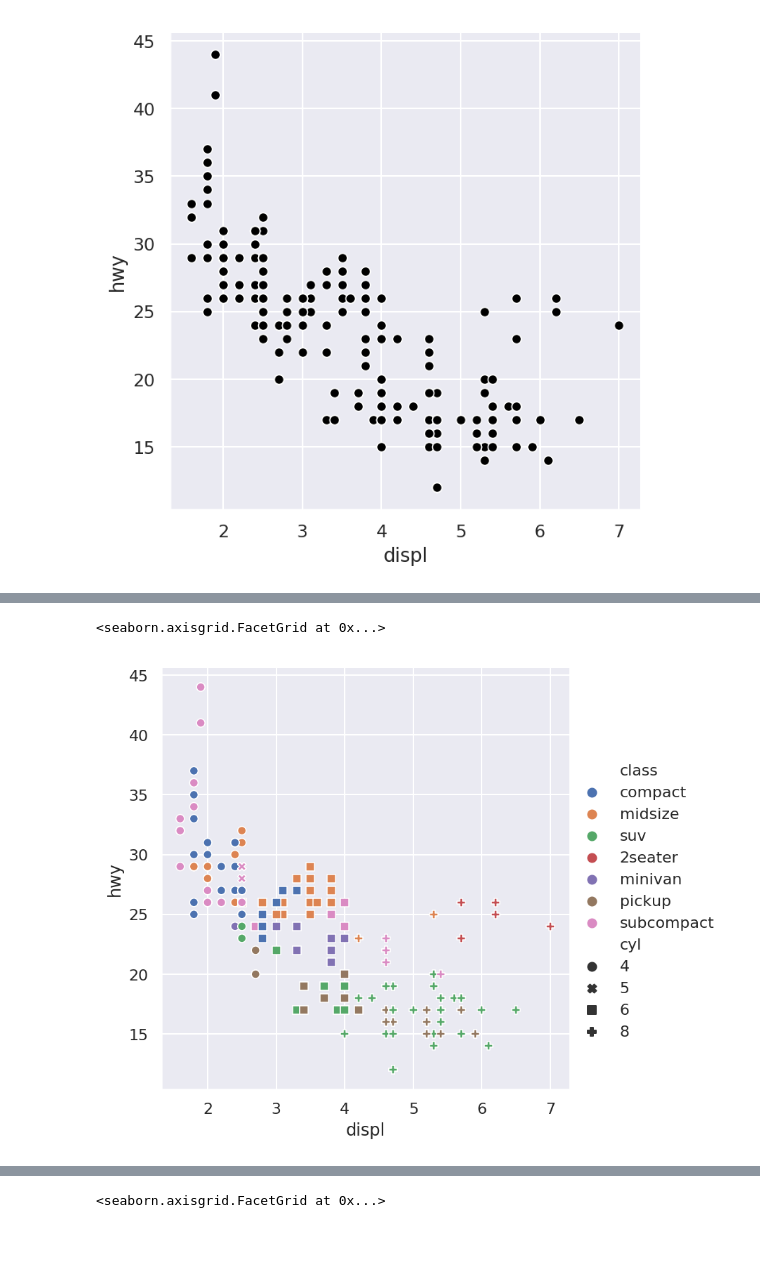
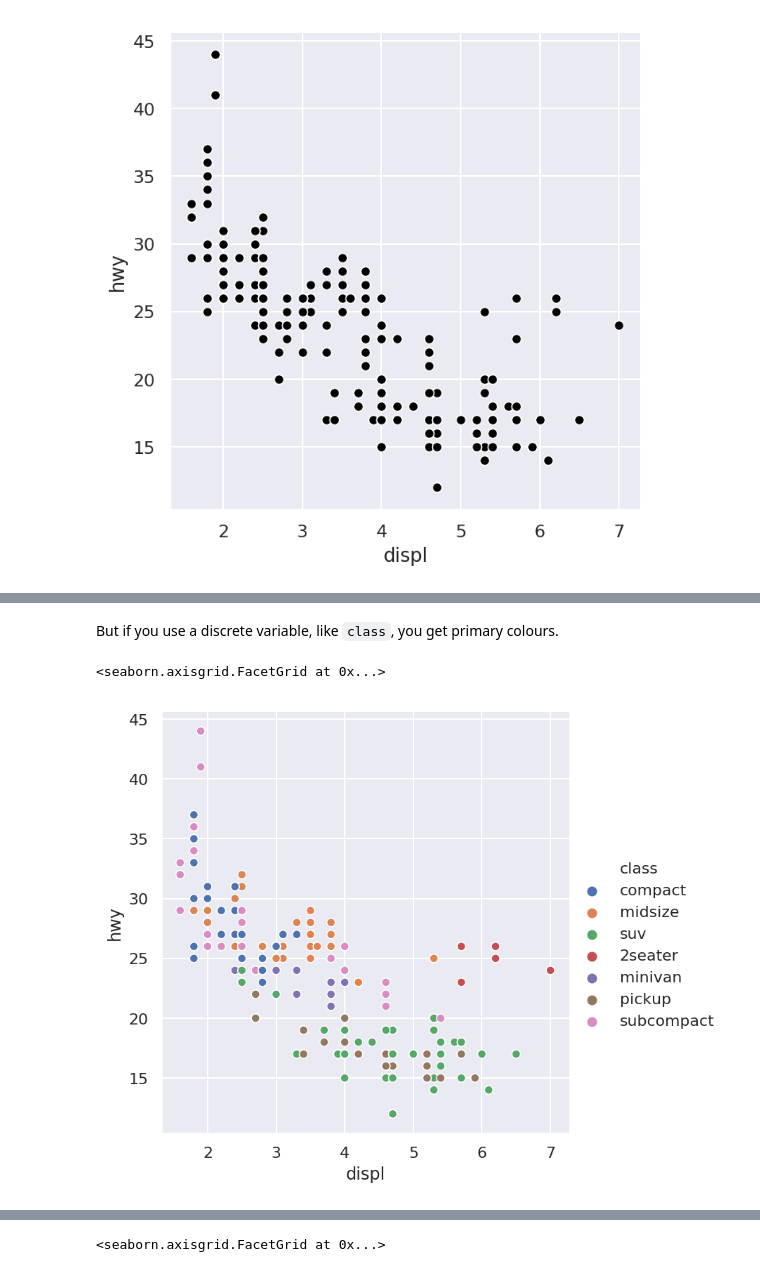
Before and after one commit to drjarno/python-workshop-2020-may, a Jupyter notebook: Chapter 2.ipynb, the cells around one changed output, grey strips where cells are left out. Drawn from its saved outputs; the diff is of its cells as text; code cells hidden in the pictures; blank space fills up the shorter version.

```diff
--- a/Chapter 2.ipynb
+++ b/Chapter 2.ipynb
@@ -74,5 +119,7 @@ sns.relplot("displ", "hwy", color="black", data=mpg)
+# %% [markdown]
+But if you use a discrete variable, like `class`, you get primary colours.
 # %%
-sns.relplot("displ", "hwy", hue="class", style="cyl", data=mpg)
+sns.relplot("displ", "hwy", hue="class" , data=mpg)
 # %% [output]
 <seaborn.axisgrid.FacetGrid at 0x...>
-[figure, old version]
+[figure, new version]
```
Also changed, not shown: parts of 22 cells of this notebook, 2 other files.
